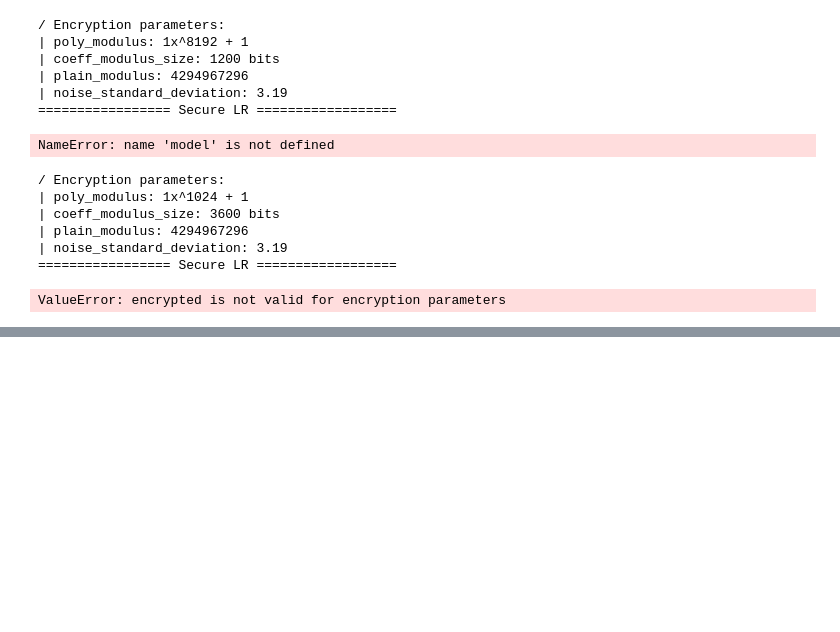
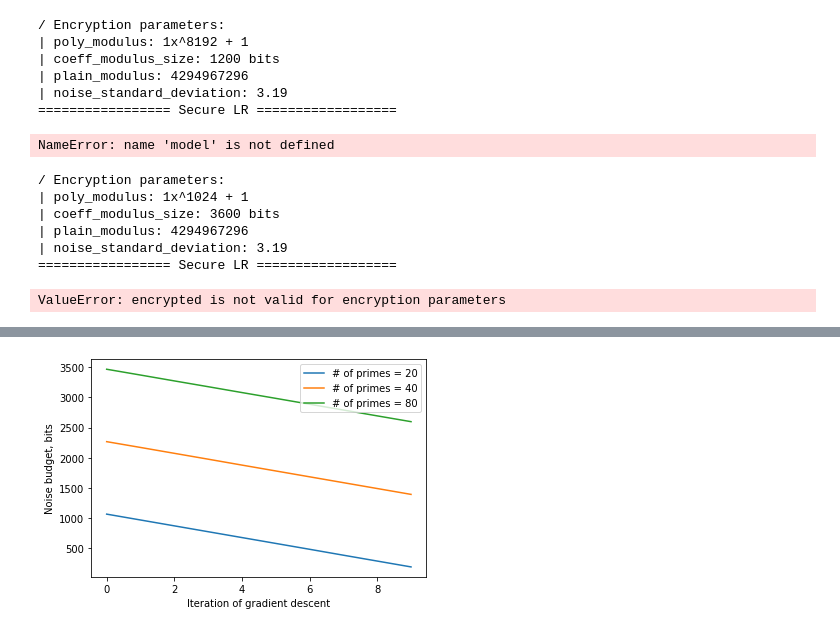
Before and after one commit to Valentyn1997/seal-regression, a Jupyter notebook: notebooks/perfromance_results.ipynb, the cells around one changed output, grey strips where cells are left out. Drawn from its saved outputs; the diff is of its cells as text; code cells hidden in the pictures; blank space fills up the shorter version.

```diff
--- a/notebooks/perfromance_results.ipynb
+++ b/notebooks/perfromance_results.ipynb
@@ -264,0 +334,21 @@ model.fit(X_enc, y_enc, n_iter=1, decode_utils=decode_utils, verbose=True)
+# %%
+coef_modulus_n_primes_list = [20, 40, 80, 140]
+
+noise_budget_coef = np.empty((10, 4))
+
+for i, coef_modulus_n_primes in enumerate(coef_modulus_n_primes_list):
+
+    context = FracContext(poly_modulus="1x^1024 + 1",
+                          coef_modulus_n_primes=coef_modulus_n_primes, plain_modulus=1 << 32)
+    encode_utils = FractionalEncoderUtils(context)
+    decode_utils = FractionalDecryptorUtils(context)
+
+    X_enc, y_enc = EncArray(X, enc_utils=encode_utils), EncArray(y, enc_utils=encode_utils)
+
+    model = SecureLinearRegression()
+    init_weights = None
+    for n_iter in range(10):
+        model.fit(X_enc, y_enc, decode_utils, init_weights, n_iter=1, verbose=False)
+        init_weights = model.weigths
+        noise_budget_coef[n_iter, i] = max(model.weigths.noise_budget(decode_utils))
+        print(f'Noise budget for {n_iter} iteration: {noise_budget_coef[n_iter, i]}')
@@ -264,0 +386,11 @@ model.fit(X_enc, y_enc, n_iter=1, decode_utils=decode_utils, verbose=True)
+# %%
+plt.plot(noise_budget_coef[:,0], label='# of primes = 20')
+plt.plot(noise_budget_coef[:,1], label='# of primes = 40')
+plt.plot(noise_budget_coef[:,2], label='# of primes = 80')
+
+plt.xlabel('Iteration of gradient descent')
+plt.ylabel('Noise budget, bits')
+plt.legend()
+plt.savefig('noise_budget_2.png', dpi = 300)
+# %% [output]
+[figure, added]
```
Also changed, not shown: parts of 24 cells of this notebook.
